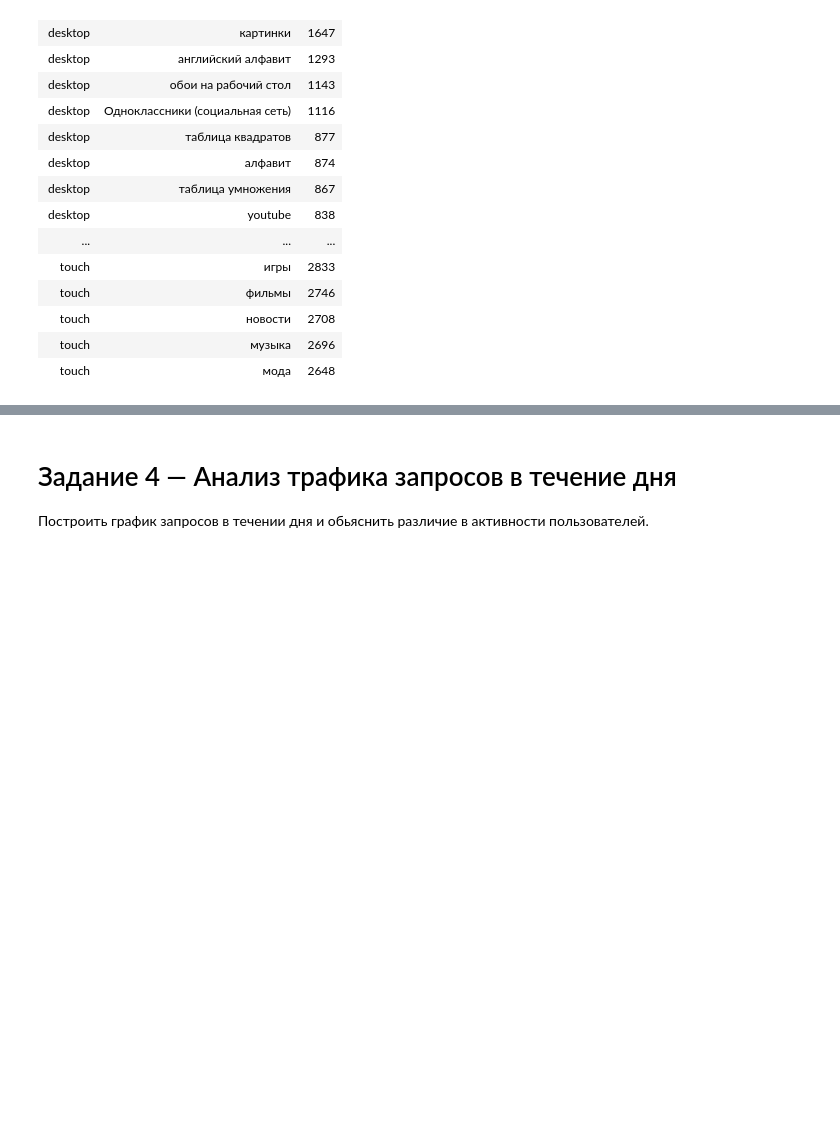
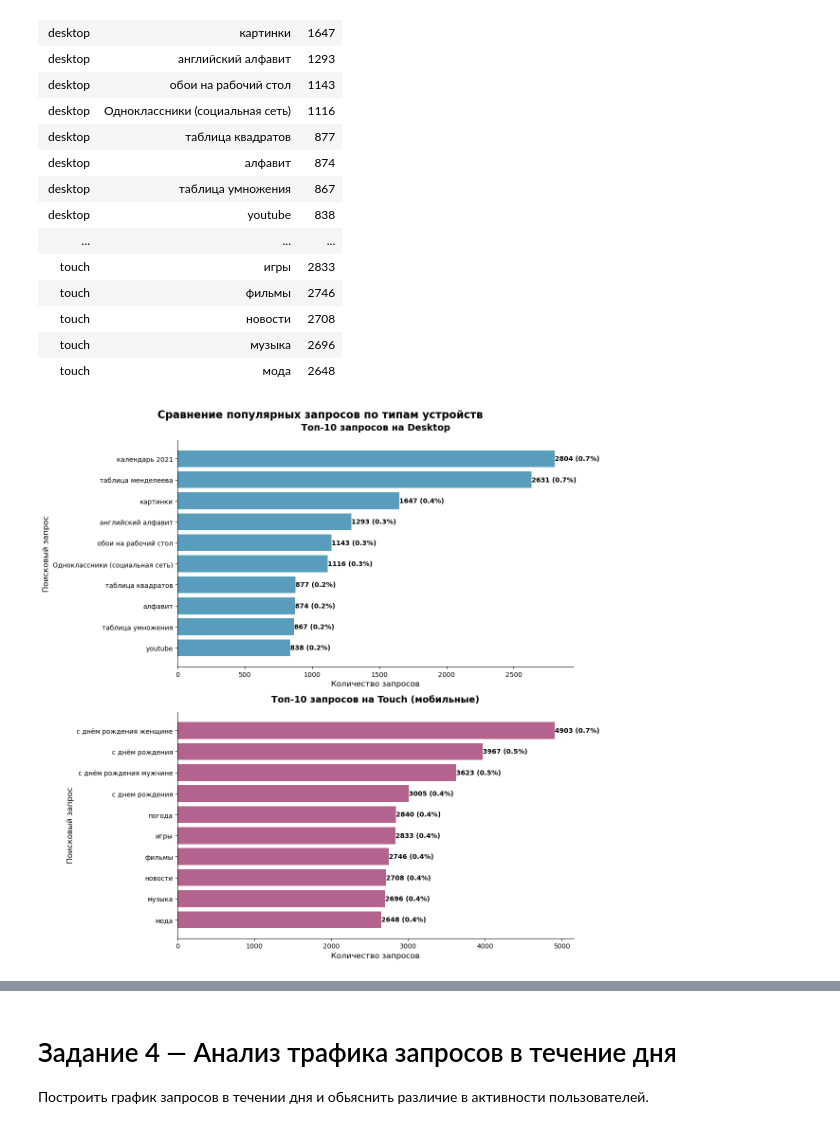
Before and after one commit to vncvtkv/Yandex_Product_Analytic_test, a Jupyter notebook: yandex_test.ipynb, the cells around one changed output, grey strips where cells are left out. Saved outputs shown, nothing was run; the diff lists cells and outputs as text; code cells hidden in the pictures; blank space fills up the shorter version.

```diff
--- a/yandex_test.ipynb
+++ b/yandex_test.ipynb
@@ -157,3 +166,62 @@ display(df_3.style.hide(axis="index"))
 | touch | новости | 2708 |
 | touch | музыка | 2696 |
 | touch | мода | 2648 |
+# %%
+# Считаем общее количество запросов для каждой платформы
+total_desktop = df[df['platform'] == 'desktop'].shape[0]
+total_touch = df[df['platform'] == 'touch'].shape[0]
+
+# Разделяем данные и сортируем для отображения (сверху самый частый)
+desktop_top = df_3[df_3['platform'] == 'desktop'].sort_values('count', ascending=True)
+touch_top = df_3[df_3['platform'] == 'touch'].sort_values('count', ascending=True)
+
+# Добавляем колонку с процентами
+desktop_top['percent'] = (desktop_top['count'] / total_desktop * 100).round(1)
+touch_top['percent'] = (touch_top['count'] / total_touch * 100).round(1)
+
+# Создаем фигуру с двумя подграфиками вертикально
+fig, (ax1, ax2) = plt.subplots(2, 1, figsize=(12, 12))
+
+# Цвета для платформ
+desktop_color = '#2E86AB'  # синий
+touch_color = '#A23B72'    # фиолетово-розовый
+
+# ---- Верхний график: Desktop ----
+bars1 = ax1.barh(desktop_top['text'], desktop_top['count'], color=desktop_color, alpha=0.8)
+
+# Добавляем подписи с количеством и процентом
+for i, (bar, count, percent) in enumerate(zip(bars1, desktop_top['count'], desktop_top['percent'])):
+    # Количество справа от столбца
+    ax1.text(count + 0.5, bar.get_y() + bar.get_height()/2,
+             f'{count} ({percent}%)',
+             va='center', fontsize=10, fontweight='bold')
+
+ax1.set_title('Топ-10 запросов на Desktop', fontsize=14, fontweight='bold', pad=15)
+ax1.set_xlabel('Количество запросов', fontsize=12)
+ax1.set_ylabel('Поисковый запрос', fontsize=12)
+ax1.spines['top'].set_visible(False)
+ax1.spines['right'].set_visible(False)
+
+# ---- Нижний график: Touch ----
+bars2 = ax2.barh(touch_top['text'], touch_top['count'], color=touch_color, alpha=0.8)
+
+# Добавляем подписи с количеством и процентом
+for i, (bar, count, percent) in enumerate(zip(bars2, touch_top['count'], touch_top['percent'])):
+    ax2.text(count + 0.5, bar.get_y() + bar.get_height()/2,
+             f'{count} ({percent}%)',
+             va='center', fontsize=10, fontweight='bold')
+
+ax2.set_title('Топ-10 запросов на Touch (мобильные)', fontsize=14, fontweight='bold', pad=15)
+ax2.set_xlabel('Количество запросов', fontsize=12)
+ax2.set_ylabel('Поисковый запрос', fontsize=12)
+ax2.spines['top'].set_visible(False)
+ax2.spines['right'].set_visible(False)
+
+# Добавляем общий заголовок
+fig.suptitle('Сравнение популярных запросов по типам устройств',
+             fontsize=16, fontweight='bold', y=0.98)
+
+plt.tight_layout()
+plt.show()
+# %% [output]
+[figure, added]
```
Also changed, not shown: parts of 27 cells of this notebook.
